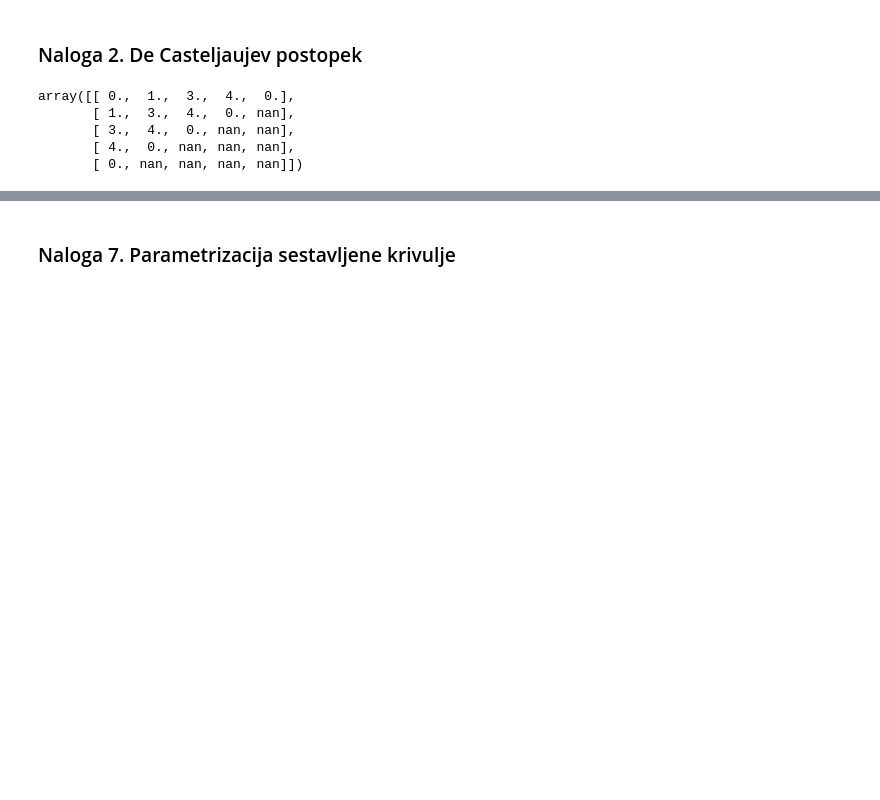
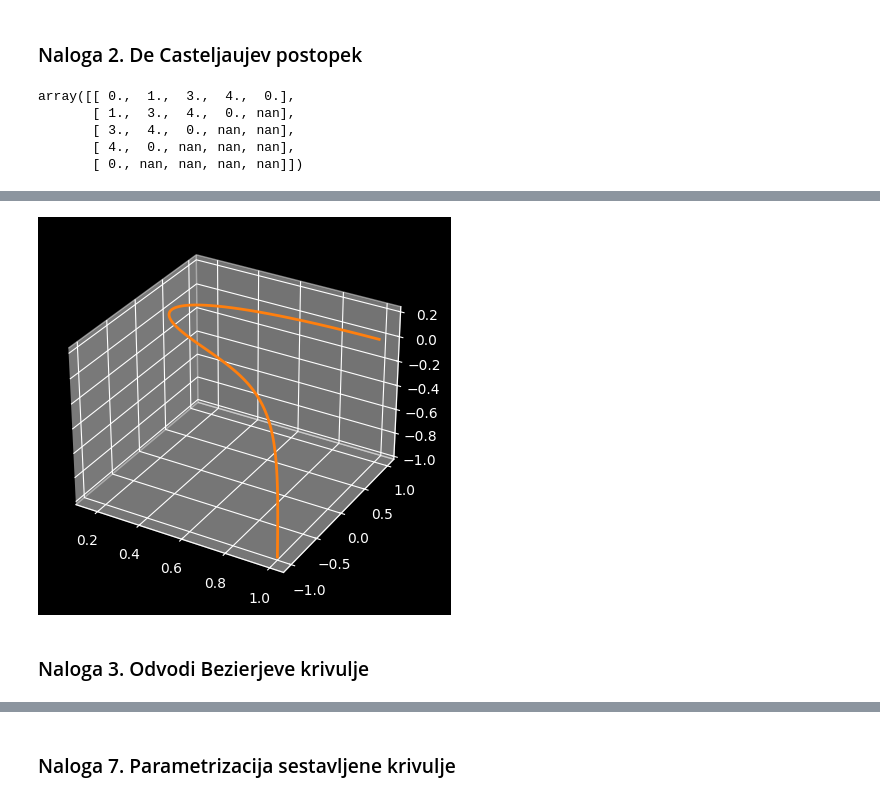
Before and after one commit to njezersek/racunalnisko-podprto-geometrijsko-oblikovanje, a Jupyter notebook: vaje-py/main.ipynb, the cells around one changed output, grey strips where cells are left out. Saved outputs shown, nothing was run; the diff lists cells and outputs as text; code cells hidden in the pictures; blank space fills up the shorter version.

```diff
--- a/vaje-py/main.ipynb
+++ b/vaje-py/main.ipynb
@@ -58,0 +84,16 @@ plt.plot(P[:,0], P[:,1], '-', color="tab:orange", linewidth=2)
+# %%
+B = np.array([
+	[1,1,0],
+	[-1,1,0],
+	[1,-1,0],
+	[1,-1,1],
+	[1,-1,-1]
+])
+
+t = np.linspace(0, 1, 100)
+
+plotbezier(B, t, "tab:orange", controls=False)
+# %% [output]
+[figure, added]
+# %% [markdown]
+### Naloga 3. Odvodi Bezierjeve krivulje
```
Also changed, not shown: parts of 20 cells of this notebook, 1 other file.
